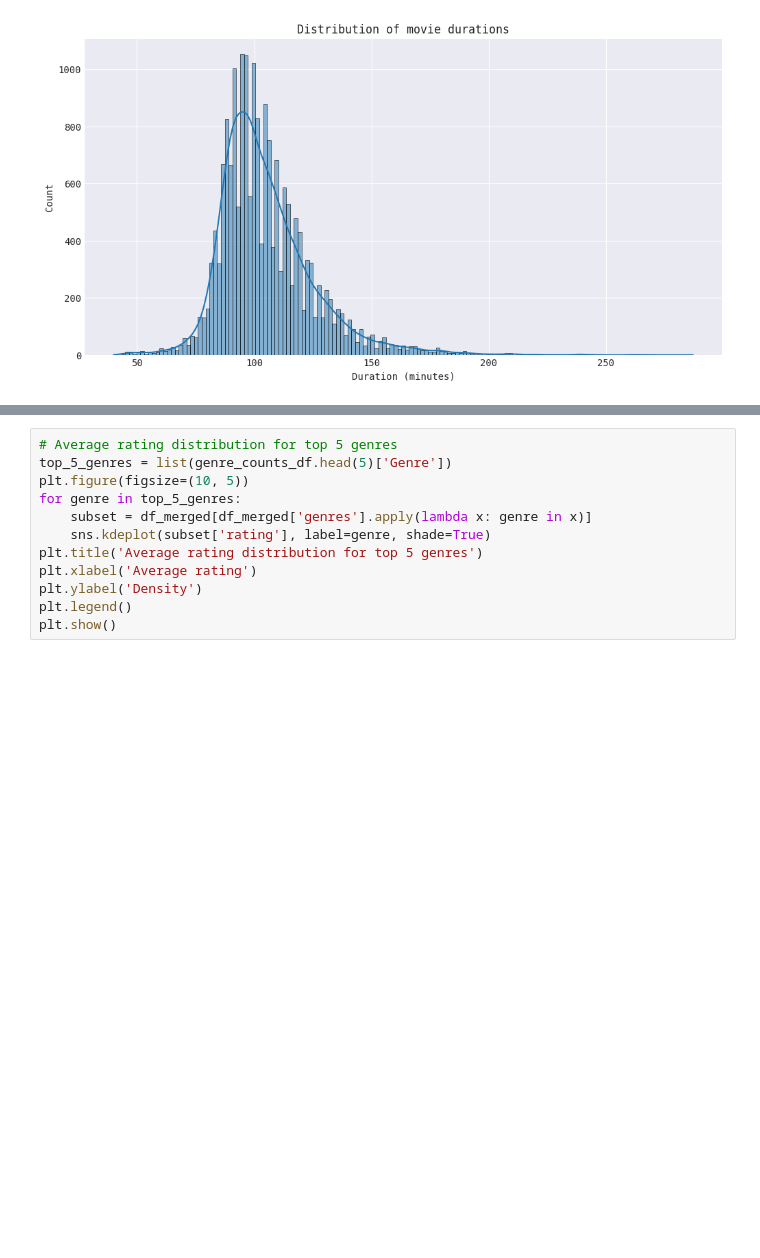
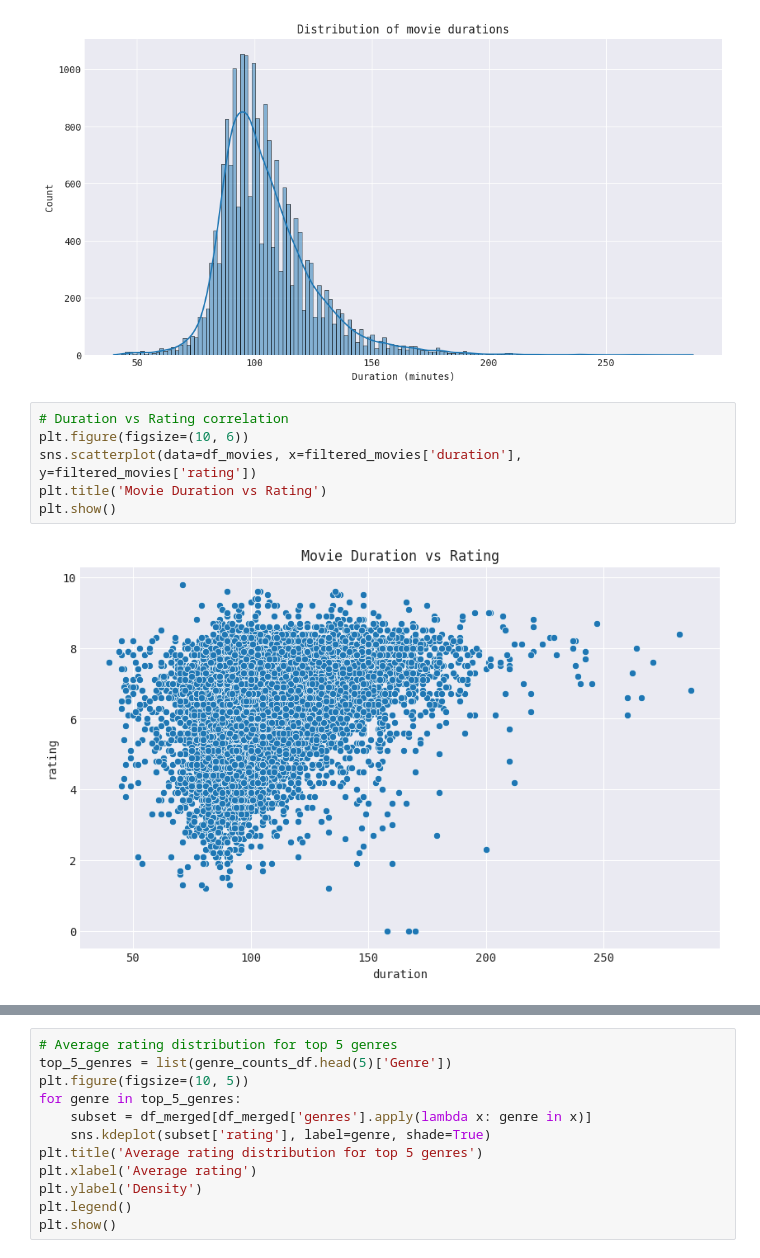
Before and after one commit to helloitsurdvq/DsProject_Imdb, a Jupyter notebook: notebooks/02_exploratoryDataAnalysis.ipynb, the cells around one changed output, grey strips where cells are left out. Saved outputs shown, nothing was run; the diff lists cells and outputs as text; blank space fills up the shorter version.

```diff
--- a/notebooks/02_exploratoryDataAnalysis.ipynb
+++ b/notebooks/02_exploratoryDataAnalysis.ipynb
@@ -145,6 +154,14 @@ plt.ylabel('Count')
 plt.show()
 # %% [output]
 [figure]
+# %%
+# Duration vs Rating correlation
+plt.figure(figsize=(10, 6))
+sns.scatterplot(data=df_movies, x=filtered_movies['duration'], y=filtered_movies['rating'])
+plt.title('Movie Duration vs Rating')
+plt.show()
+# %% [output]
+[figure, added]
 # %%
 genre_counts = Counter(genres_list)
 genre_counts_df = pd.DataFrame(genre_counts.items(), columns=['Genre', 'Count']).sort_values(by='Count', ascending=False)
```
Also changed, not shown: parts of 8 cells of this notebook.
